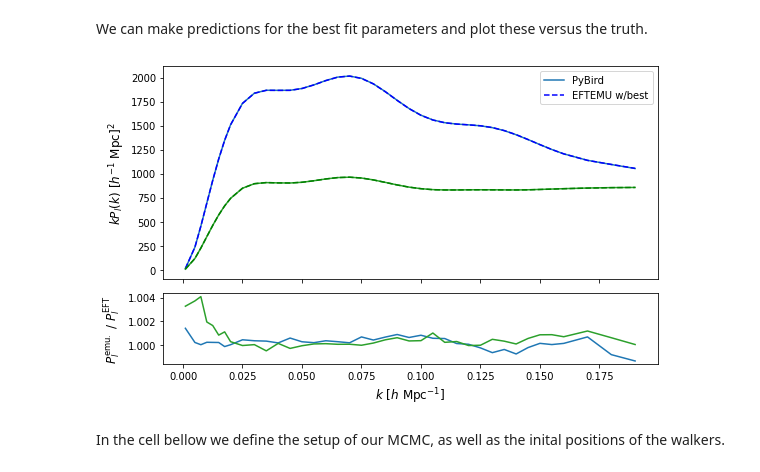
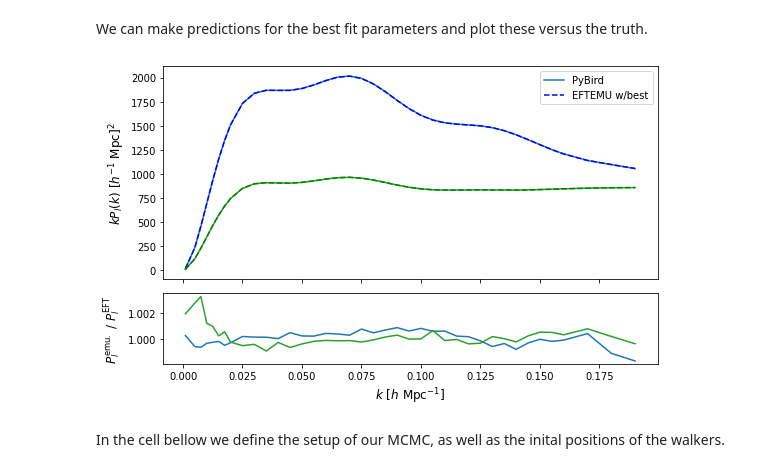
Before and after one commit to JDonaldM/Matryoshka, a Jupyter notebook: docs/source/example_notebooks/EFTEMU_example.ipynb, the cells around one changed output. Drawn from its saved outputs; the diff is of its cells as text; code cells hidden in the pictures.

Commit message:
Corrected error in EFT example notebook. Best fit multipoles weren't being plotted correctly.

```diff
--- a/docs/source/example_notebooks/EFTEMU_example.ipynb
+++ b/docs/source/example_notebooks/EFTEMU_example.ipynb
@@ -281,36 +277,36 @@ We can make predictions for the best fit parameters and plot these versus the tr
 # %%
 best_bias = results.x[5:]
 c2_best = best_bias[1]
 c4_best = best_bias[3]
 best_bias[1] = (c2_best+c4_best)/np.sqrt(2)
 best_bias[3] = (c2_best-c4_best)/np.sqrt(2)
 best_cosmo = results.x[:5]
 
 P0_best = P0_emu.emu_predict(best_cosmo.reshape(1,-1), best_bias.reshape(1,-1))[0]
 P2_best = P2_emu.emu_predict(best_cosmo.reshape(1,-1), best_bias.reshape(1,-1))[0]
 
 fig, ax = plt.subplots(2,1, sharex=True, figsize=(8,5), gridspec_kw={'height_ratios': [3, 1]})
 
 ax[0].plot(MatEmu.kbird[:39], MatEmu.kbird[:39]*P0_fid, color="tab:blue", label="PyBird")
-ax[0].plot(MatEmu.kbird[:39], MatEmu.kbird[:39]*P0_fid_pred, color="blue", linestyle='--', label="EFTEMU w/best")
+ax[0].plot(MatEmu.kbird[:39], MatEmu.kbird[:39]*P0_best, color="blue", linestyle='--', label="EFTEMU w/best")
 
 ax[0].plot(MatEmu.kbird[:39], MatEmu.kbird[:39]*P2_fid, color="tab:green")
-ax[0].plot(MatEmu.kbird[:39], MatEmu.kbird[:39]*P2_fid_pred, color="green", linestyle='--')
+ax[0].plot(MatEmu.kbird[:39], MatEmu.kbird[:39]*P2_best, color="green", linestyle='--')
 
-ax[1].plot(MatEmu.kbird[:39], P0_fid/P0_fid_pred, color="tab:blue")
-ax[1].plot(MatEmu.kbird[:39], P2_fid/P2_fid_pred, color="tab:green")
+ax[1].plot(MatEmu.kbird[:39], P0_fid/P0_best, color="tab:blue")
+ax[1].plot(MatEmu.kbird[:39], P2_fid/P2_best, color="tab:green")
 
 ax[1].set_xlabel(r'$k \ [h \ \mathrm{Mpc}^{-1}]$',fontsize='large')
 ax[0].set_ylabel(r'$kP_l(k) \ [h^{-1} \ \mathrm{Mpc}]^2$',fontsize='large')
 ax[1].set_ylabel(r'$P_l^\mathrm{emu.} \ / \ P_l^\mathrm{EFT}$',fontsize='large')
 
 ax[0].legend()
 
 plt.tight_layout()
 
 plt.show()
 # %% [output]
-[figure, old version]
+[figure, new version]
 # %% [markdown]
 In the cell bellow we define the setup of our MCMC, as well as the inital positions of the walkers.
 # %%
```
Also changed, not shown: parts of 11 cells of this notebook, 21 other files.
